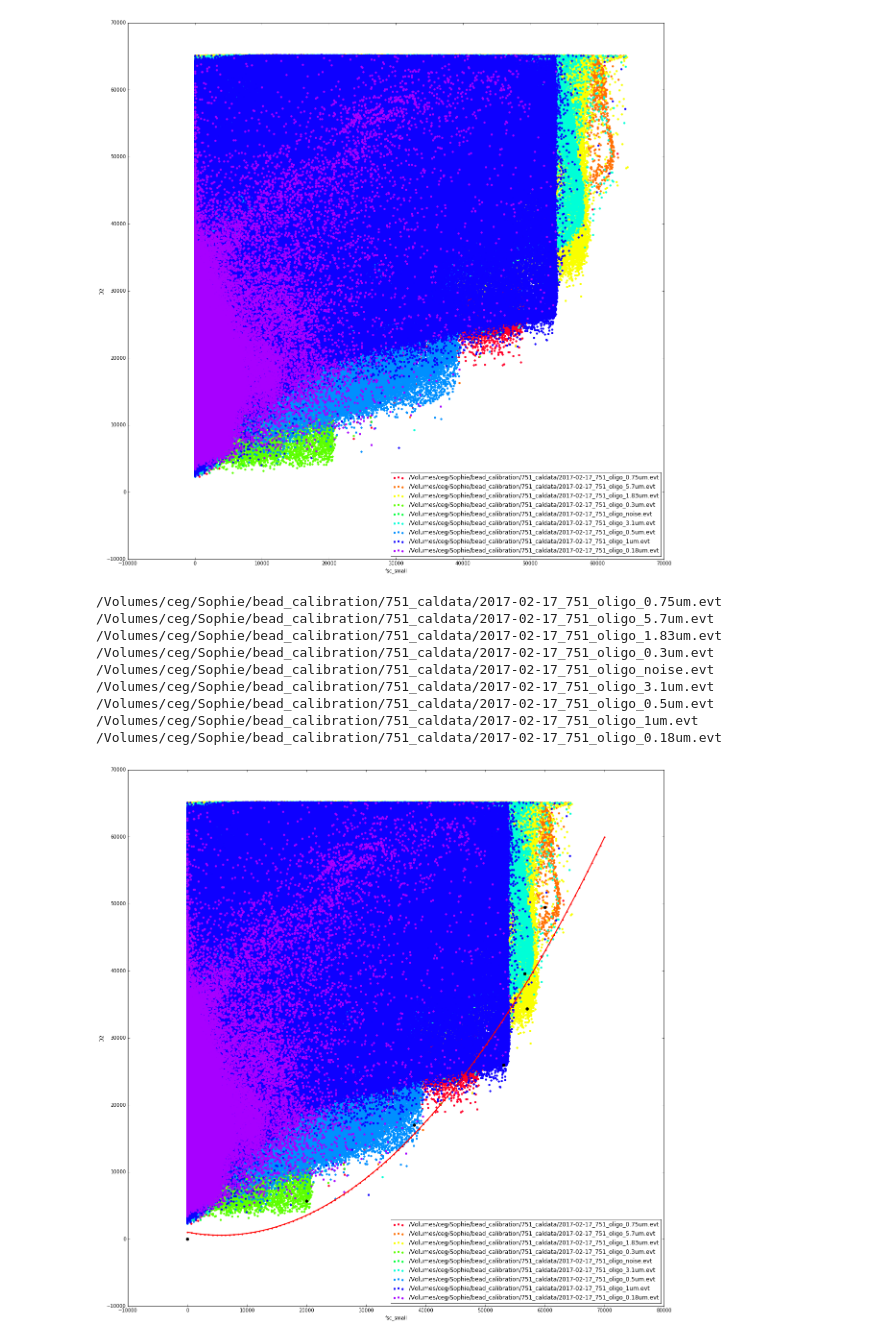
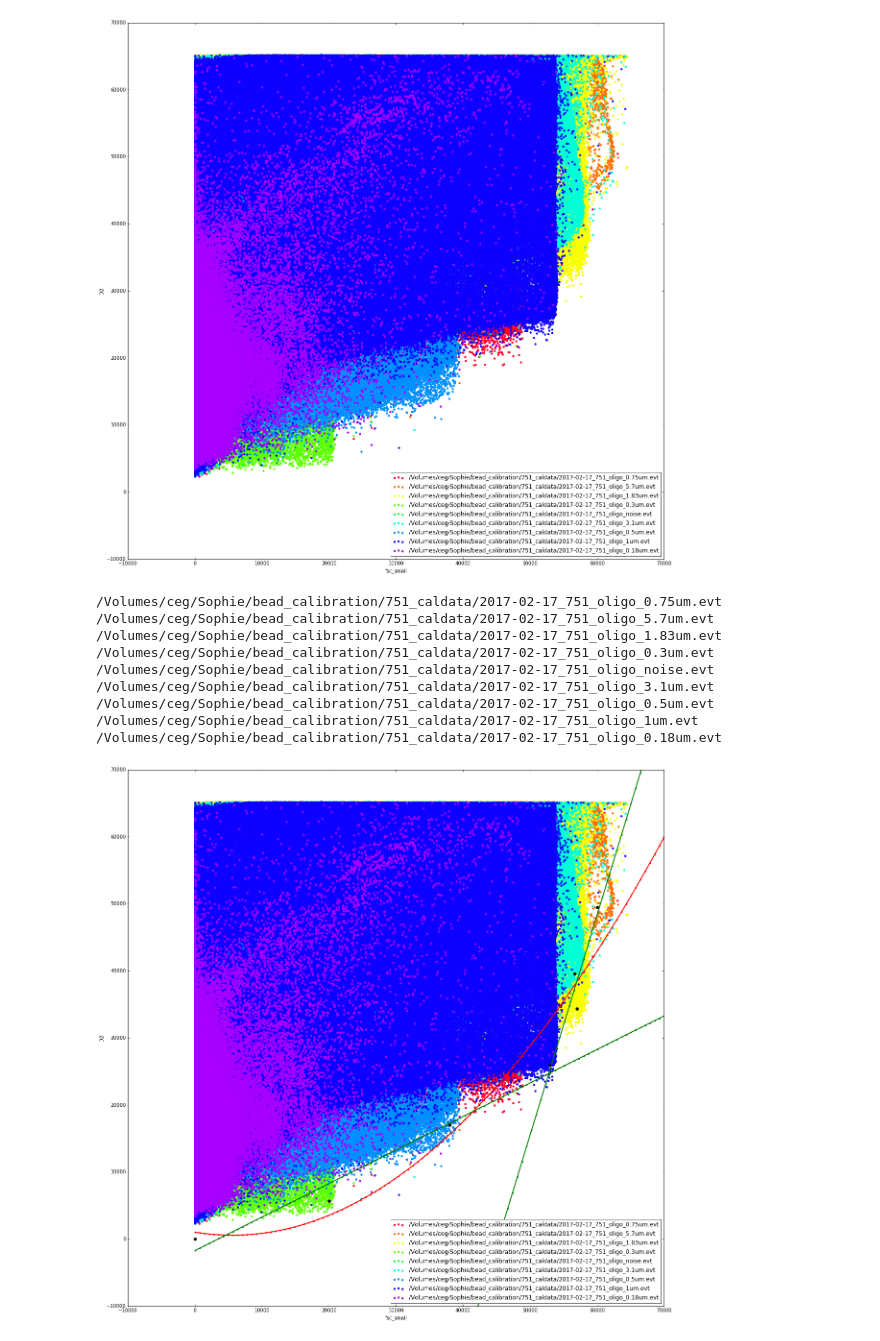
Before and after one commit to sophieclayton/seaflow_calibration, a Jupyter notebook: bead_filter.ipynb, the cells around one changed output. Cells and saved outputs as stored; diff of their text form; code cells hidden in the pictures.

```diff
--- a/bead_filter.ipynb
+++ b/bead_filter.ipynb
@@ -58,46 +58,61 @@ plt.show()
 # %%
 # best guess of the points needed for the filter function
 # this is for the 751 oligo test
-# guess = pd.DataFrame()
-# guess['fsc_small'] = [0, 60000, 57000, 20000, 56600, 38000, 53000]
-# guess['D2'] = [0, 49500, 34400, 5700, 39600, 17000, 26000]
-# guess['bead'] = [0, 5.7, 1.83, 0.3, 3.1, 0.5, 1.0]
+guess = pd.DataFrame()
+guess['fsc_small'] = [0, 60000, 57000, 20000, 56600, 38000, 53000]
+guess['D2'] = [0, 49500, 34400, 5700, 39600, 17000, 26000]
+guess['bead'] = [0, 5.7, 1.83, 0.3, 3.1, 0.5, 1.0]
 
 # try to fit a polynomial to bead data
 z = np.polyfit(guess['fsc_small'], guess['D2'], 2)
 p = np.poly1d(z)
 xp = np.linspace(0, 7e04, 100)
+
+guess = guess.sort(['bead'], ascending = 1)
+
+small = guess[guess['bead']<=1]
+big = guess[guess['bead']>=1]
+
+# try to fit a polynomial to bead data
+zs = np.polyfit(small['fsc_small'], small['D2'], 1)
+ps = np.poly1d(zs)
+
+zb = np.polyfit(big['fsc_small'], big['D2'], 1)
+pb = np.poly1d(zb)
 # %%
 fig1 = plt.figure(figsize=(20,20))
 
 num_cols = len(files)
 
 cm = plt.get_cmap('gist_rainbow')
 #for i in range(num_cols):
 #    color = cm(1.*i/num_cols)
 
 cc = 0
 for f in files:
     print f
     bead_data = sfp.EVT(f, transform=False, columns=["fsc_small", "D1","D2"])
     plt.scatter(bead_data.df['fsc_small'], bead_data.df['D2'], marker ='o', lw = 0, c = cm(1.*cc/num_cols), label = f)
     cc += 1
 
 plt.xlabel('fsc_small')
 plt.ylabel('D2')
 plt.legend(loc = 'lower right')
 
 plt.plot(xp, p(xp),'.-r', lw =2)
+plt.plot(xp, ps(xp),'.-g', lw =2)
+plt.plot(xp, pb(xp),'.-g', lw =2)
 plt.plot(guess['fsc_small'], guess['D2'], 'ko')
+plt.axis([-10000, 70000, -10000, 70000])
 plt.show()
 # %% [output]
 /Volumes/ceg/Sophie/bead_calibration/751_caldata/2017-02-17_751_oligo_0.75um.evt
 /Volumes/ceg/Sophie/bead_calibration/751_caldata/2017-02-17_751_oligo_5.7um.evt
 /Volumes/ceg/Sophie/bead_calibration/751_caldata/2017-02-17_751_oligo_1.83um.evt
 /Volumes/ceg/Sophie/bead_calibration/751_caldata/2017-02-17_751_oligo_0.3um.evt
 /Volumes/ceg/Sophie/bead_calibration/751_caldata/2017-02-17_751_oligo_noise.evt
 /Volumes/ceg/Sophie/bead_calibration/751_caldata/2017-02-17_751_oligo_3.1um.evt
 /Volumes/ceg/Sophie/bead_calibration/751_caldata/2017-02-17_751_oligo_0.5um.evt
 /Volumes/ceg/Sophie/bead_calibration/751_caldata/2017-02-17_751_oligo_1um.evt
 /Volumes/ceg/Sophie/bead_calibration/751_caldata/2017-02-17_751_oligo_0.18um.evt
-[figure, old version]
+[figure, new version]
```
Also changed, not shown: parts of 1 cell of this notebook.
